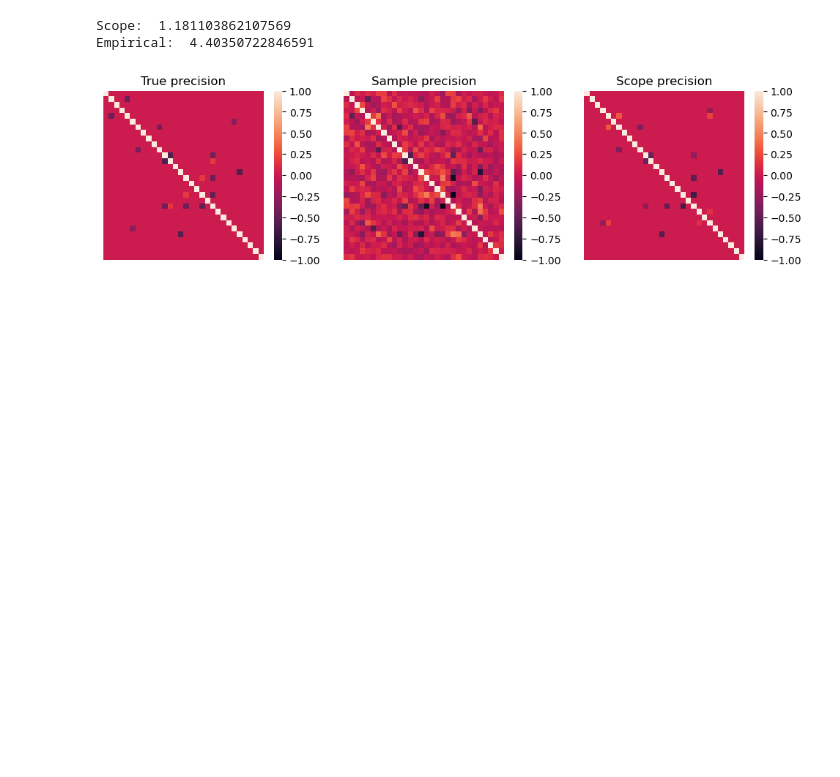
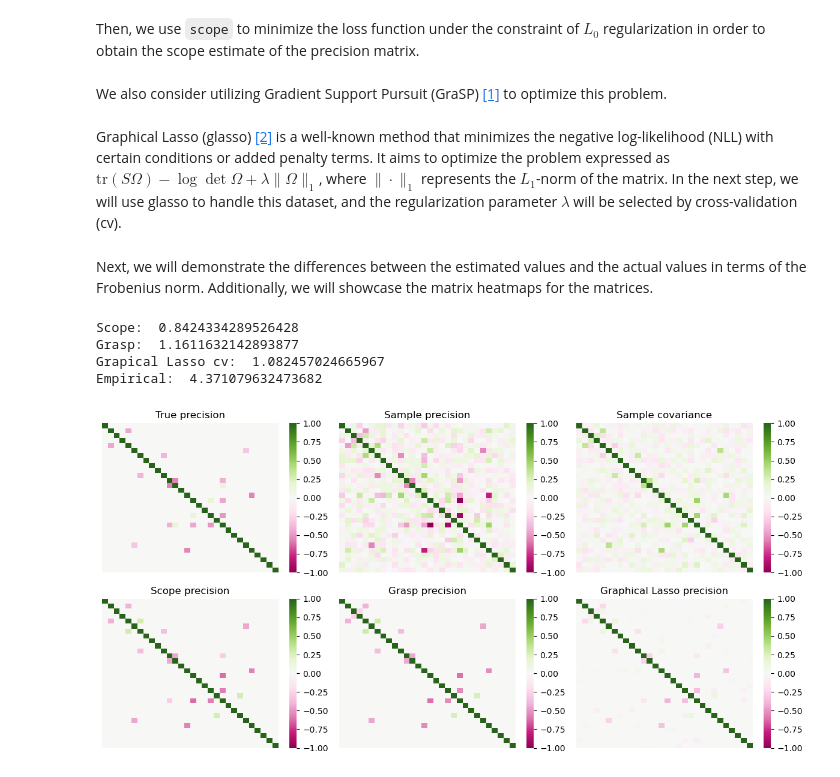
Before and after one commit to abess-team/skscope, a Jupyter notebook: docs/source/userguide/examples/Graphical Models/sparse-gaussian-precision-matrix.ipynb, the cells around one changed output. Saved outputs shown, nothing was run; the diff lists cells and outputs as text; code cells hidden in the pictures; blank space fills up the shorter version.

Commit message:
Update user guide of Graphical Models

```diff
--- a/docs/source/userguide/examples/Graphical Models/sparse-gaussian-precision-matrix.ipynb
+++ b/docs/source/userguide/examples/Graphical Models/sparse-gaussian-precision-matrix.ipynb
@@ -41,7 +101,8 @@ def convex_solver_cvxpy(
     optim_variable_set,
     data,
 ):
-    p = data.shape[0]
+    data = np.squeeze(np.array(data))
+    p = data.shape[1]
     dim = int(p * (p + 1) / 2)
     s = len(optim_variable_set)
 
@@ -58,18 +119,20 @@ def convex_solver_cvxpy(
         Omega[non_opt_indices_mat] == np.zeros(dim - s),
     ]
 
-    # graphical_guassian_loss = cp.sum(cp.multiply(data, Omega)) - cp.log_det(Omega)
     graphical_guassian_loss = cp.trace(data @ Omega) - cp.log_det(Omega)
 
     prob = cp.Problem(cp.Minimize(graphical_guassian_loss), constraints)
     prob.solve()
 
     return graphical_guassian_loss.value, Omega.value[np.triu_indices(p)]
+# %% [markdown]
+Then, we use `scope` to minimize the loss function under the constraint of $L_0$ regularization in order to obtain the scope estimate of the precision matrix.
 # %%
 solver = ScopeSolver(
     dimensionality=int(p * (p + 1) / 2),
     sparsity=np.count_nonzero(prec[np.triu_indices(p)]),
     always_select=np.where(np.triu_indices(p)[0] == np.triu_indices(p)[1])[0],
+    numeric_solver=convex_solver_cvxpy,
 )
 
 solver.solve(
@@ -78,8 +141,10 @@ solver.solve(
     init_params=np.eye(p)[np.triu_indices(p)],
 )
 
-prec_ = np.zeros((p, p))
-prec_[np.triu_indices(p)] = solver.params
-prec_ = np.where(
-    prec_, prec_, prec_.T
+prec_scope = np.zeros((p, p))
+prec_scope[np.triu_indices(p)] = solver.params
+prec_scope = np.where(
+    prec_scope, prec_scope, prec_scope.T
 )
+# %% [markdown]
+We also consider utilizing Gradient Support Pursuit (GraSP) [[1]](#refer-anchor-1) to optimize this problem.
@@ -86,27 +170,56 @@ prec_ = np.where(
+# %% [markdown]
+Graphical Lasso (glasso) [[2]](#refer-anchor-2) is a well-known method that minimizes the negative log-likelihood (NLL) with certain conditions or added penalty terms. It aims to optimize the problem expressed as $\text{tr}(S\Omega)-\log\det \Omega+\lambda\|\Omega\|_1$, where $\|\cdot\|_1$ represents the $L_1$-norm of the matrix.
+In the next step, we will use glasso to handle this dataset, and the regularization parameter $\lambda$ will be selected by cross-validation (cv).
+# %%
+glCV_model = GraphicalLassoCV().fit(X)
+prec_glCV = glCV_model.precision_
+# %% [markdown]
+Next, we will demonstrate the differences between the estimated values and the actual values in terms of the Frobenius norm. Additionally, we will showcase the matrix heatmaps for the matrices.
 # %%
-print('Scope: ', np.linalg.norm(prec - prec_, ord='fro'))
+print('Scope: ', np.linalg.norm(prec - prec_scope, ord='fro'))
+print('Grasp: ', np.linalg.norm(prec - prec_grasp, ord='fro'))
+print('Grapical Lasso cv: ', np.linalg.norm(prec - prec_glCV, ord='fro'))
 print('Empirical: ', np.linalg.norm(prec - prec_sample, ord='fro'))
 # %% [output]
-Scope:  1.181103862107569
-Empirical:  4.40350722846591
+Scope:  0.8424334289526428
+Grasp:  1.1611632142893877
+Grapical Lasso cv:  1.082457024665967
+Empirical:  4.371079632473682
 # %%
-fig, axes = plt.subplots(1, 3, figsize=(12, 3))
+fig, axes = plt.subplots(2, 3, figsize=(12, 6))
+cmap = cm.PiYG
 
-sns.heatmap(prec, vmin=-1, vmax=1, ax=axes[0])
-axes[0].set_xticks([])
-axes[0].set_yticks([])
-axes[0].set_title('True precision')
+sns.heatmap(prec, vmin=-1, vmax=1, cmap=cmap, ax=axes[0, 0])
+axes[0, 0].set_xticks([])
+axes[0, 0].set_yticks([])
+axes[0, 0].set_title('True precision')
 
-sns.heatmap(prec_sample, vmin=-1, vmax=1, ax=axes[1])
-axes[1].set_xticks([])
-axes[1].set_yticks([])
-axes[1].set_title('Sample precision')
+sns.heatmap(prec_sample, vmin=-1, vmax=1, cmap=cmap, ax=axes[0, 1])
+axes[0, 1].set_xticks([])
+axes[0, 1].set_yticks([])
+axes[0, 1].set_title('Sample precision')
 
-sns.heatmap(prec_, vmin=-1, vmax=1, ax=axes[2])
-axes[2].set_xticks([])
-axes[2].set_yticks([])
-axes[2].set_title('Scope precision')
+sns.heatmap(cov_sample, vmin=-1, vmax=1, cmap=cmap, ax=axes[0, 2])
+axes[0, 2].set_xticks([])
+axes[0, 2].set_yticks([])
+axes[0, 2].set_title('Sample covariance')
 
+sns.heatmap(prec_scope, vmin=-1, vmax=1, cmap=cmap, ax=axes[1, 0])
+axes[1, 0].set_xticks([])
+axes[1, 0].set_yticks([])
+axes[1, 0].set_title('Scope precision')
+
+sns.heatmap(prec_grasp, vmin=-1, vmax=1, cmap=cmap, ax=axes[1, 1])
+axes[1, 1].set_xticks([])
+axes[1, 1].set_yticks([])
+axes[1, 1].set_title('Grasp precision')
+
+sns.heatmap(prec_glCV, vmin=-1, vmax=1, cmap=cmap, ax=axes[1, 2])
+axes[1, 2].set_xticks([])
+axes[1, 2].set_yticks([])
+axes[1, 2].set_title('Graphical Lasso precision')
+
+plt.tight_layout()
 plt.show()
 # %% [output]
-[figure, old version]
+[figure, new version]
```
Also changed, not shown: parts of 28 cells of this notebook, 2 other files.
